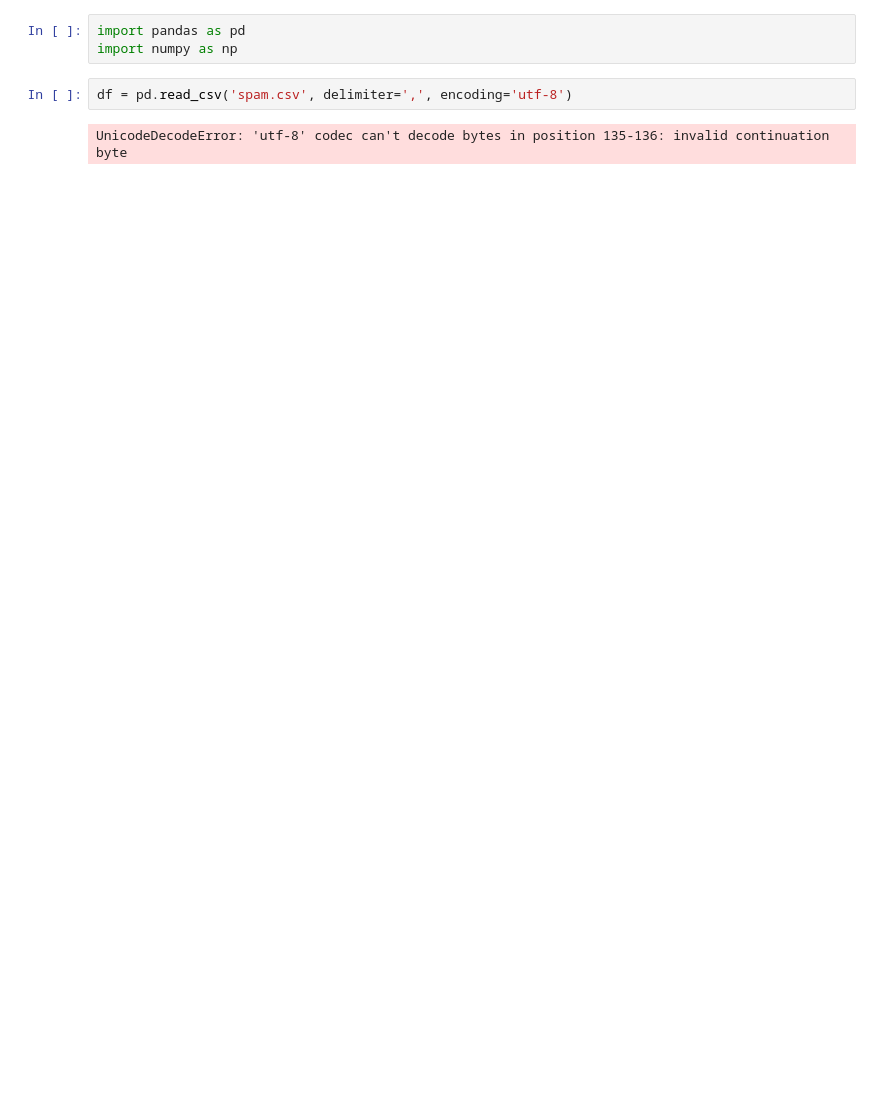
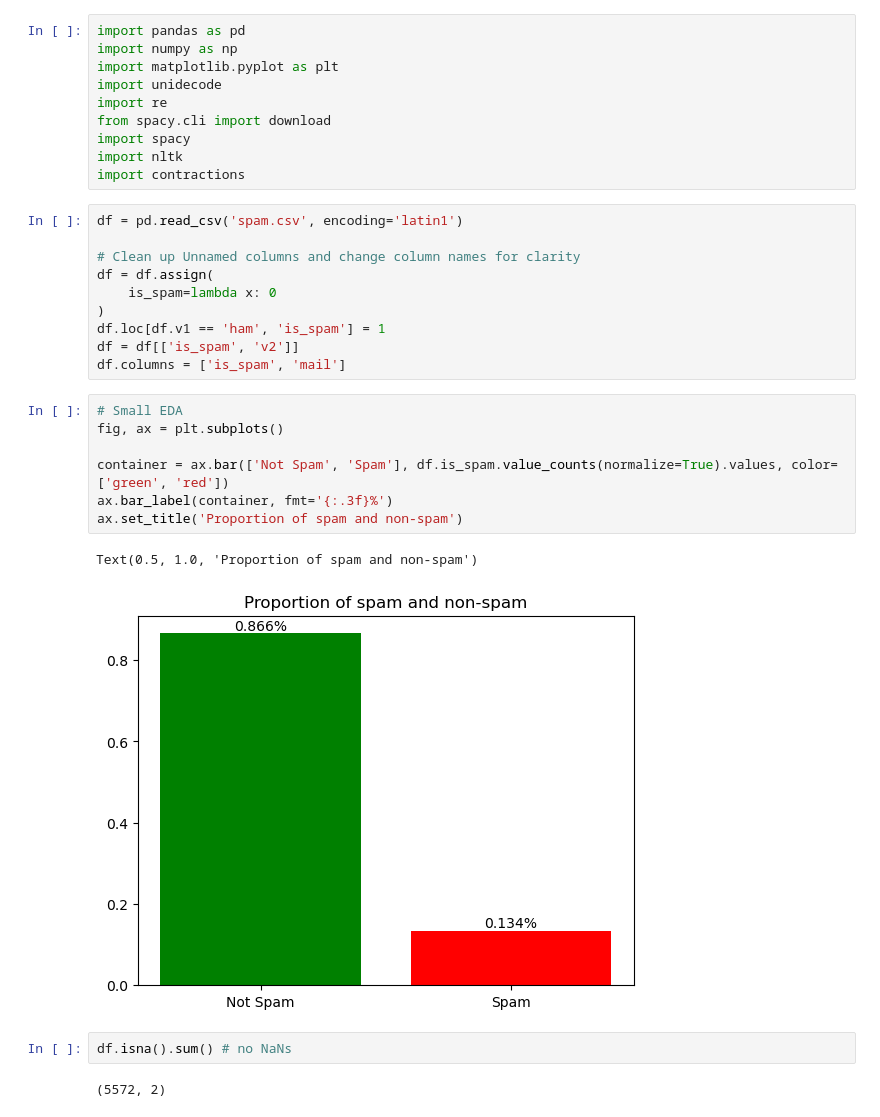
Before and after one commit to tanguyguyot/spam-classifier, a Jupyter notebook: preprocessing.ipynb, the cells around one changed output. Drawn from its saved outputs; the diff is of its cells as text; blank space fills up the shorter version.

```diff
--- a/preprocessing.ipynb
+++ b/preprocessing.ipynb
@@ -1,7 +1,34 @@
 # %%
 import pandas as pd
 import numpy as np
+import matplotlib.pyplot as plt
+import unidecode
+import re
+from spacy.cli import download
+import spacy
+import nltk
+import contractions
-# %%
-df = pd.read_csv('spam.csv', delimiter=',', encoding='utf-8')
-# %% [output]
-UnicodeDecodeError: 'utf-8' codec can't decode bytes in position 135-136: invalid continuation byte
+# %%
+df = pd.read_csv('spam.csv', encoding='latin1')
+
+# Clean up Unnamed columns and change column names for clarity
+df = df.assign(
+    is_spam=lambda x: 0
+)
+df.loc[df.v1 == 'ham', 'is_spam'] = 1
+df = df[['is_spam', 'v2']]
+df.columns = ['is_spam', 'mail']
+# %%
+# Small EDA
+fig, ax = plt.subplots()
+
+container = ax.bar(['Not Spam', 'Spam'], df.is_spam.value_counts(normalize=True).values, color=['green', 'red'])
+ax.bar_label(container, fmt='{:.3f}%')
+ax.set_title('Proportion of spam and non-spam')
+# %% [output]
+Text(0.5, 1.0, 'Proportion of spam and non-spam')
+[figure, added]
+# %%
+df.isna().sum() # no NaNs
+# %% [output]
+(5572, 2)
```
Also changed, not shown: parts of 8 cells of this notebook, 1 other file.
